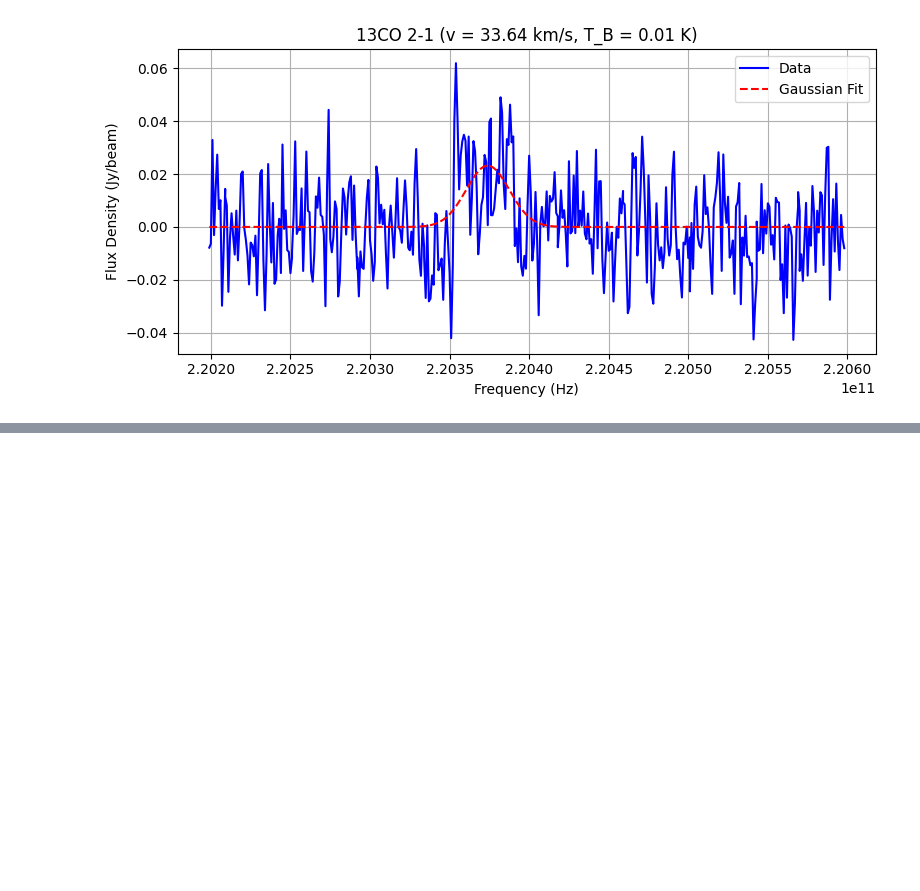
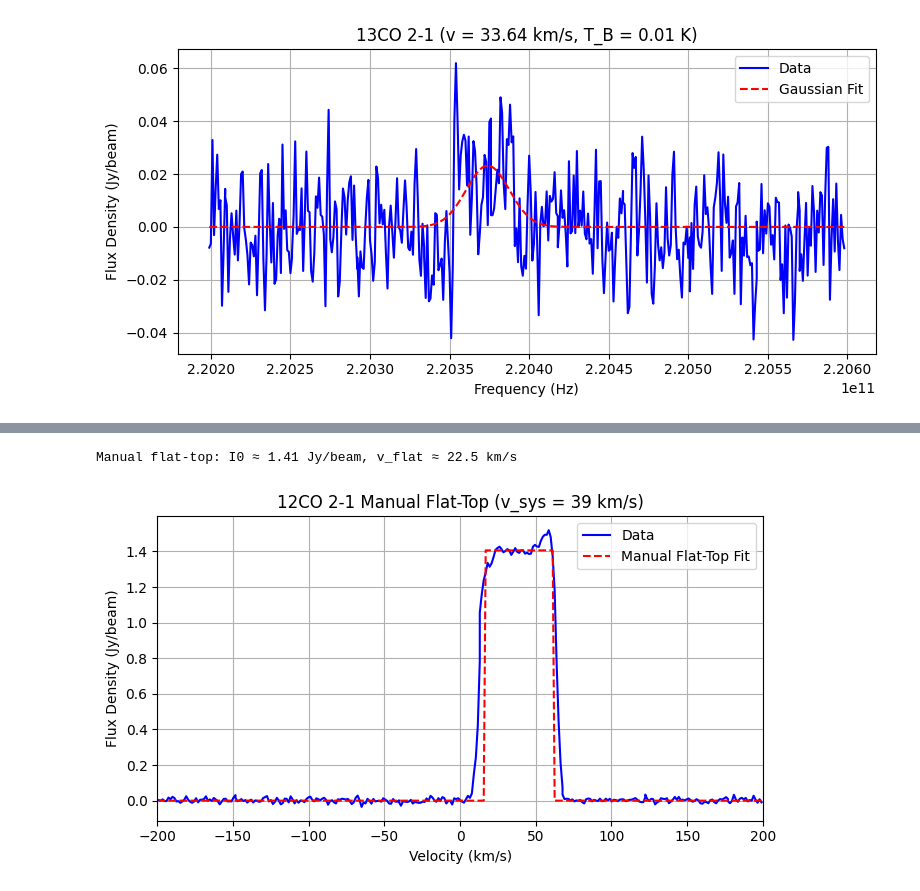
Before and after one commit to Maitri-Patel-23/CO_line_fitting_analysis, a Jupyter notebook: CO_line_fitting.ipynb, the cells around one changed output, grey strips where cells are left out. Cells and saved outputs as stored; diff of their text form; code cells hidden in the pictures; blank space fills up the shorter version.

```diff
--- a/CO_line_fitting.ipynb
+++ b/CO_line_fitting.ipynb
@@ -197,3 +274,74 @@ for label, f_rest in rest_freqs.items():
+# %%
+import numpy as np
+import matplotlib.pyplot as plt
+
+# Load spectrum
+data = np.loadtxt('spectrum.txt')
+frequency = data[:, 0]
+flux_density = data[:, 1]
+
+# Constants
+c = 3e8  # m/s
+v_sys = 39  # km/s
+f_rest_12CO21 = 230.538e9  # Hz
+
+# Convert frequency to velocity
+def freq_to_vel(f, f_rest):
+    return c * (f_rest - f) / f_rest / 1000  # km/s
+
+v = freq_to_vel(frequency, f_rest_12CO21)
+
+# Estimate I0 and v_flat manually
+# Tip: Use visual inspection or narrow down by looking at where flux > 1 Jy/beam
+mask_plateau = (v > 15) & (v < 60)
+I0_est = np.median(flux_density[mask_plateau])
+v_flat_est = (60 - 15) / 2  # Half-width of the top
+print(f"Manual flat-top: I0 ≈ {I0_est:.2f} Jy/beam, v_flat ≈ {v_flat_est:.1f} km/s")
+
+# Build flat-top model
+def flat_top_manual(v_array, I0, v_sys, v_flat):
+    return np.where(np.abs(v_array - v_sys) < v_flat, I0, 0.0)
+
+fit = flat_top_manual(v, I0_est, v_sys, v_flat_est)
+
+# Step 1: Define velocity window
+v_window_kms = 200  # km/s
+delta_f = (v_window_kms * 1000 / c) * f_rest_12CO21
+
+# Step 2: Narrow frequency range before converting
+mask = (frequency > f_rest_12CO21 - delta_f) & (frequency < f_rest_12CO21 + delta_f)
+f_narrow = frequency[mask]
+flux_narrow = flux_density[mask]
+
+# Step 3: Convert to velocity
+v = freq_to_vel(f_narrow, f_rest_12CO21)
+
+# Step 4: Fit manually (same as before)
+mask_plateau = (v > 15) & (v < 60)
+I0_est = np.median(flux_narrow[mask_plateau])
+v_flat_est = (60 - 15) / 2
+
+# Flat-top model
+def flat_top_manual(v_array, I0, v_sys, v_flat):
+    return np.where(np.abs(v_array - v_sys) < v_flat, I0, 0.0)
+
+fit = flat_top_manual(v, I0_est, v_sys, v_flat_est)
+
+# Step 5: Plot with velocity from -200 to 200 km/s
+plt.figure(figsize=(7, 4))
+plt.plot(v, flux_narrow, color='blue', label='Data')
+plt.plot(v, fit, 'r--', label='Manual Flat-Top Fit')
+plt.xlim(-200, 200)  # << Limit to desired velocity range
+plt.title(f"12CO 2-1 Manual Flat-Top (v_sys = {v_sys} km/s)")
+plt.xlabel("Velocity (km/s)")
+plt.ylabel("Flux Density (Jy/beam)")
+plt.legend()
+plt.grid(True)
+plt.tight_layout()
+plt.show()
+# %% [output]
+Manual flat-top: I0 ≈ 1.41 Jy/beam, v_flat ≈ 22.5 km/s
+[figure, added]
 # %%
 from google.colab import files
 uploaded = files.upload()
```
Also changed, not shown: parts of 2 cells of this notebook.
